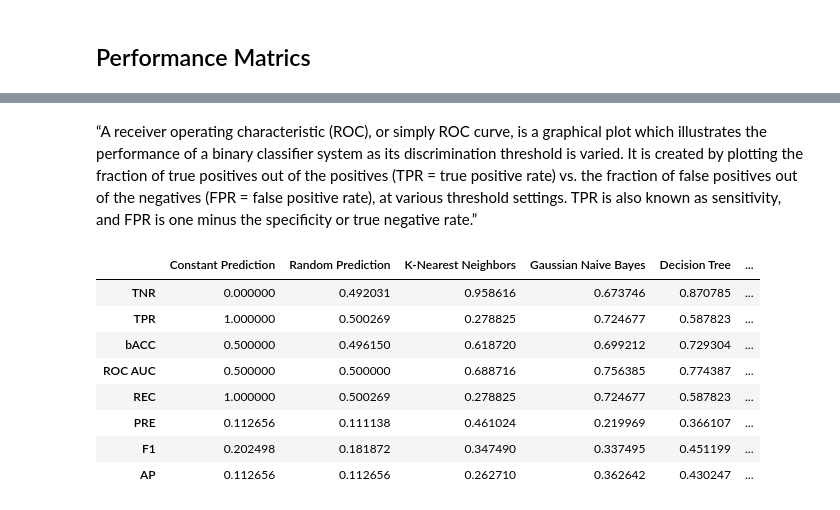
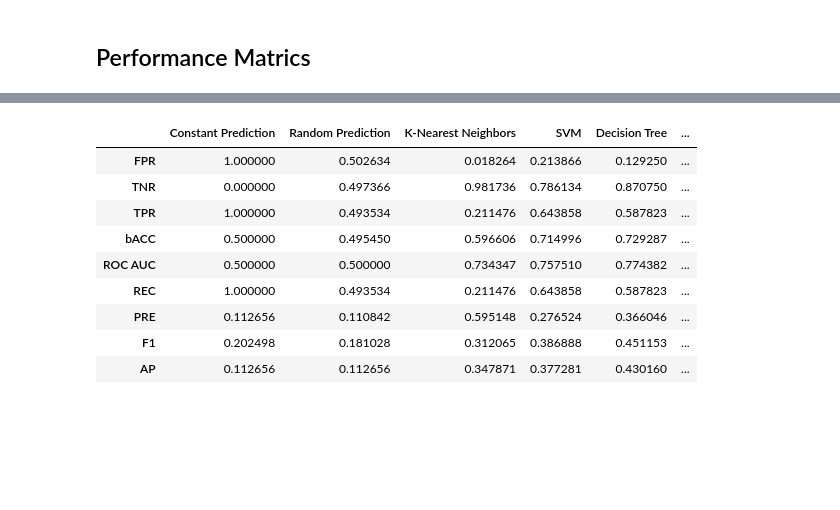
Before and after one commit to iewaij/data-analytics-bank-marketing, a Jupyter notebook: code/3_evaluation.ipynb, the cells around one changed output, grey strips where cells are left out. Drawn from its saved outputs; the diff is of its cells as text; code cells hidden in the pictures; blank space fills up the shorter version.

```diff
--- a/code/3_evaluation.ipynb
+++ b/code/3_evaluation.ipynb
@@ -176,0 +188,16 @@ for name, clf in zip(names, clfs):
+# %%
+f, axs = plt.subplots(1, n-2, figsize=(6.4*(n-2)+0.1*(n-2), 4.8), gridspec_kw=dict(wspace=0.1))
+
+for i, name in zip(range((n-2)), names[2:]):
+    fprs, tprs, thresholds = roc_curve(y_train, y_score[name])
+    roc_df = pd.DataFrame({"FPR": fprs[1:], "TPR": tprs[1:]}, index=thresholds[1:])
+    ax = roc_df.plot.line(ax=axs[i], ylim=(-0.05,1.05), legend=False, title=name)
+
+    threshold = y_threshold[name]
+    ax.plot((threshold, threshold), (-2,2),  linestyle="--", linewidth=1)
+
+#     tnrs = 1 - fprs
+#     ax.plot(thresholds[1:], tnrs[1:], color="k", label="TNR")
+
+    if i == n-3:
+        ax.legend(bbox_to_anchor=(1, 1), loc='upper left')
@@ -181,34 +236,45 @@ for i, name in zip(range((n-2)), names[2:]):
     precisions, recalls, thresholds = precision_recall_curve(y_train, y_score[name])
     precision_recall_df = pd.DataFrame({"Precision": precisions[:-1], "Recall": recalls[:-1]}, index=thresholds)
     ax = precision_recall_df.plot.line(ax=axs[i], ylim=(-0.05,1.05), legend=False, title=name)
+
+    threshold = y_threshold[name]
+    ax.plot((threshold, threshold), (-2,2),  linestyle="--", linewidth=1)
+
     if i == n-3:
         ax.legend(bbox_to_anchor=(1, 1), loc='upper left')
 # %% [output]
 [drawing not drawn]
 # %%
-fig, ax = plt.subplots()
+fig, ax = plt.subplots(figsize=(4.8, 4.8))
 
 def f1(x, y):
     return 2*x*y/(x+y)
 
-x = np.linspace(0.01,1,100)
-y = np.linspace(0.01,1, 100)
+x = np.linspace(0.01,1)
+y = np.linspace(0.01,1)
 X, Y = np.meshgrid(x, y)
 Z = f1(X, Y)
 ax.contour(X, Y, Z, levels=10, linewidths=0.5, linestyles="dashed", colors="k")
 
 for name in names[2:]:
     precisions, recalls, thresholds = precision_recall_curve(y_train, y_score[name])
+    precisions = precisions[:-1]
+    recalls = recalls[:-1]
     ax.plot(recalls, precisions, drawstyle="steps-post", label=name)
 
+ax.set_xlim(0,1)
+ax.set_ylim(0,1)
+ax.axis("equal")
 ax_legend = ax.legend(bbox_to_anchor=(1, 1), loc='upper left')
 ax_set = ax.set(xlabel="Recall", ylabel="Precision", title="Precision-Recall Curve with F1 Contour")
 # %% [output]
 [drawing not drawn]
 # %%
-fig, ax = plt.subplots()
+fig, ax = plt.subplots(figsize=(4.8, 4.8))
 for name in names[2:]:
     precisions, recalls, thresholds = precision_recall_curve(y_train, y_score[name])
+    precisions = precisions[:-1]
+    recalls = recalls[:-1]
     ax.plot(recalls, 2*recalls*precisions/(recalls+precisions), drawstyle="steps-post", label=name)
 ax_legend = ax.legend(bbox_to_anchor=(1, 1), loc='upper left')
 ax_set = ax.set(xlabel="Recall", ylabel="F1", title="Recall-F1 Curve")
@@ -241,28 +289,28 @@ ax_set = ax.set(xlabel="False Positive Rate",
-# %% [markdown]
-“A receiver operating characteristic (ROC), or simply ROC curve, is a graphical plot which illustrates the performance of a binary classifier system as its discrimination threshold is varied. It is created by plotting the fraction of true positives out of the positives (TPR = true positive rate) vs. the fraction of false positives out of the negatives (FPR = false positive rate), at various threshold settings. TPR is also known as sensitivity, and FPR is one minus the specificity or true negative rate.”
 # %%
-matric_names = ["TNR", "TPR", "bACC", "ROC AUC", "REC", "PRE", "F1", "AP"]
+matric_names = ["FPR", "TNR", "TPR", "bACC", "ROC AUC", "REC", "PRE", "F1", "AP"]
 matric_df = pd.DataFrame(index=matric_names, columns=names)
 
 for name, clf in zip(names, clfs):
-    matrics = [recall_score(y_train, y_pred[name], pos_label=0),
+    matrics = [1-recall_score(y_train, y_pred[name], pos_label=0),
+               recall_score(y_train, y_pred[name], pos_label=0),
                recall_score(y_train, y_pred[name]),
                balanced_accuracy_score(y_train, y_pred[name]),
                roc_auc_score(y_train, y_score[name]),
                recall_score(y_train, y_pred[name]),
                precision_score(y_train, y_pred[name]),
                f1_score(y_train, y_pred[name]),
                average_precision_score(y_train, y_score[name])]
     matric_df[name] = matrics
 
 matric_df
 # %% [output]
-|  | Constant Prediction | Random Prediction | K-Nearest Neighbors | Gaussian Naive Bayes | Decision Tree | ... |
-| TNR | 0.000000 | 0.492031 | 0.958616 | 0.673746 | 0.870785 | ... |
-| TPR | 1.000000 | 0.500269 | 0.278825 | 0.724677 | 0.587823 | ... |
-| bACC | 0.500000 | 0.496150 | 0.618720 | 0.699212 | 0.729304 | ... |
-| ROC AUC | 0.500000 | 0.500000 | 0.688716 | 0.756385 | 0.774387 | ... |
-| REC | 1.000000 | 0.500269 | 0.278825 | 0.724677 | 0.587823 | ... |
-| PRE | 0.112656 | 0.111138 | 0.461024 | 0.219969 | 0.366107 | ... |
-| F1 | 0.202498 | 0.181872 | 0.347490 | 0.337495 | 0.451199 | ... |
-| AP | 0.112656 | 0.112656 | 0.262710 | 0.362642 | 0.430247 | ... |
+|  | Constant Prediction | Random Prediction | K-Nearest Neighbors | SVM | Decision Tree | ... |
+| FPR | 1.000000 | 0.502634 | 0.018264 | 0.213866 | 0.129250 | ... |
+| TNR | 0.000000 | 0.497366 | 0.981736 | 0.786134 | 0.870750 | ... |
+| TPR | 1.000000 | 0.493534 | 0.211476 | 0.643858 | 0.587823 | ... |
+| bACC | 0.500000 | 0.495450 | 0.596606 | 0.714996 | 0.729287 | ... |
+| ROC AUC | 0.500000 | 0.500000 | 0.734347 | 0.757510 | 0.774382 | ... |
+| REC | 1.000000 | 0.493534 | 0.211476 | 0.643858 | 0.587823 | ... |
+| PRE | 0.112656 | 0.110842 | 0.595148 | 0.276524 | 0.366046 | ... |
+| F1 | 0.202498 | 0.181028 | 0.312065 | 0.386888 | 0.451153 | ... |
+| AP | 0.112656 | 0.112656 | 0.347871 | 0.377281 | 0.430160 | ... |
```
Also changed, not shown: parts of 22 cells of this notebook, 1 other file.
